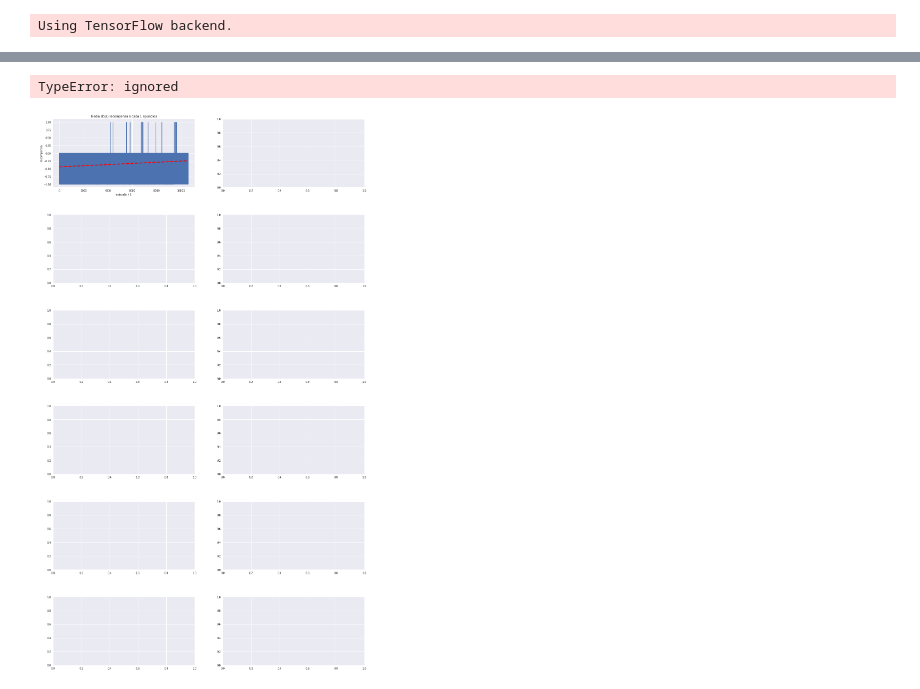
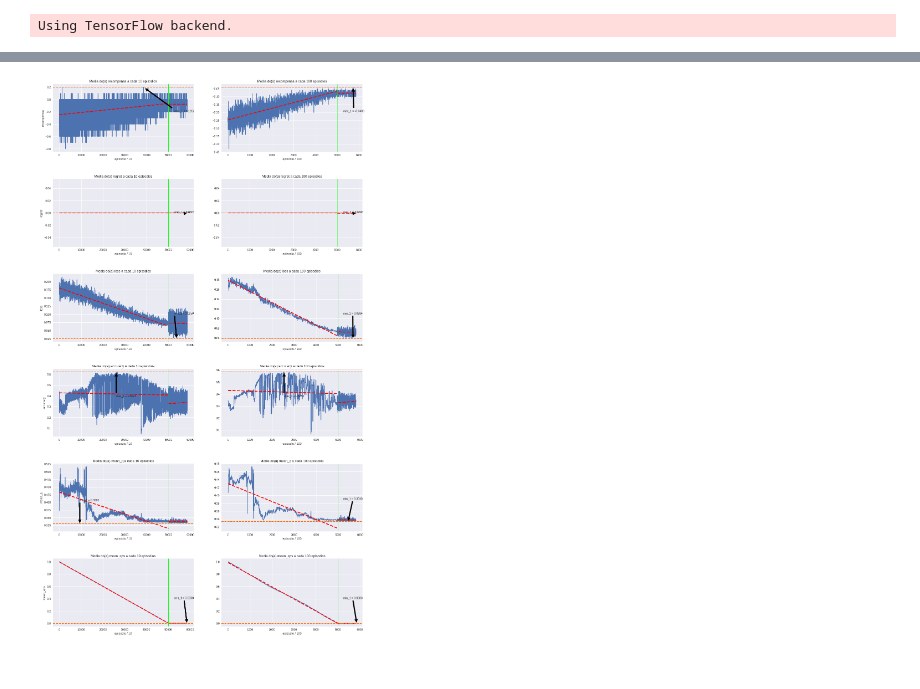
Before and after one commit to pigortekids/projetinhos, a Jupyter notebook: snake_ia/snake_ia.ipynb, the cells around one changed output, grey strips where cells are left out. Saved outputs shown, nothing was run; the diff lists cells and outputs as text; code cells hidden in the pictures.

```diff
--- a/snake_ia/snake_ia.ipynb
+++ b/snake_ia/snake_ia.ipynb
@@ -224,7 +252,7 @@ plt.style.use('seaborn')
 #nm_metricas = ['recompensa', 'regret', 'loss', 'accuracy', 'mean_q', 'mean_eps']
 nm_metricas = ['recompensa', 'regret', 'loss', 'accuracy', 'mean_q', 'mean_eps']
 metrica_max = [True, True, False, True, False, False]
-divisores = [1, 10] #quantidade de episodios a dividir a media
+divisores = [10, 100] #quantidade de episodios a dividir a media
 result = resultados_treino
 n_resultados = len(result)
 tipo = 'treino_full'
@@ -307,35 +335,34 @@ for metrica_i in range(len(nm_metricas)):
             #linha de maximo_1
             anotacao_x_max = max_metrica_media_1[0]
             if max_metrica_media_1[0] > n_steps_media_total / 2:
                 anotacao_x_max = n_steps_media_total * 0.9
             anotacao_y_max = ((max_metrica_media_1[1] - min_metrica_media_1[1]) * 0.6) + min_metrica_media_1[1]
             axes.axhline(max_metrica_media_1[1], c='#ff6600', ls='--', linewidth=2, label='maximo_1')
             axes.annotate( 'max_1 = {:.4f}'.format(max_metrica_media_1[1]),
                                             xy=( max_metrica_media_1[0] , max_metrica_media_1[1] ),
                                             xytext=( anotacao_x_max , anotacao_y_max ),
                                             arrowprops=dict(facecolor='black', shrink=0.05) )
         else:
             #linha de minimo_1
             anotacao_x_min = min_metrica_media_1[0]
             if min_metrica_media_1[0] > n_steps_media_total / 2:
                 anotacao_x_min = n_steps_media_total * 0.9
             anotacao_y_min = ((max_metrica_media_1[1] - min_metrica_media_1[1]) * 0.4) + min_metrica_media_1[1]
             axes.axhline(min_metrica_media_1[1], c='#ff6600', ls='--', linewidth=2, label='minimo_1')
             axes.annotate( 'min_1 = {:.4f}'.format(min_metrica_media_1[1]),
                                             xy=( min_metrica_media_1[0] , min_metrica_media_1[1] ),
                                             xytext=( anotacao_x_min , anotacao_y_min ),
                                             arrowprops=dict(facecolor='black', shrink=0.03) )
         #linha do epsilon = 0
         axes.axvline( x=n_steps_media_treino_1, c='#00ff00' , linewidth=1, label='epsilon = 0')
 
         grafico += 1
 
 fig.show()
 fig.savefig('result_{}.png'.format(tipo), bbox_inches='tight') #salva o grafico em uma foto
 fig.savefig('{0}result_{1}.png'.format( caminho_export, tipo ), bbox_inches='tight') #salva o grafico em uma foto
 # %% [output]
-TypeError: ignored
-[figure, old version]
+[figure, new version]
 # %%
 resultados_teste = []
 callbacks_teste = []
```
Also changed, not shown: parts of 8 cells of this notebook, 7 other files.
